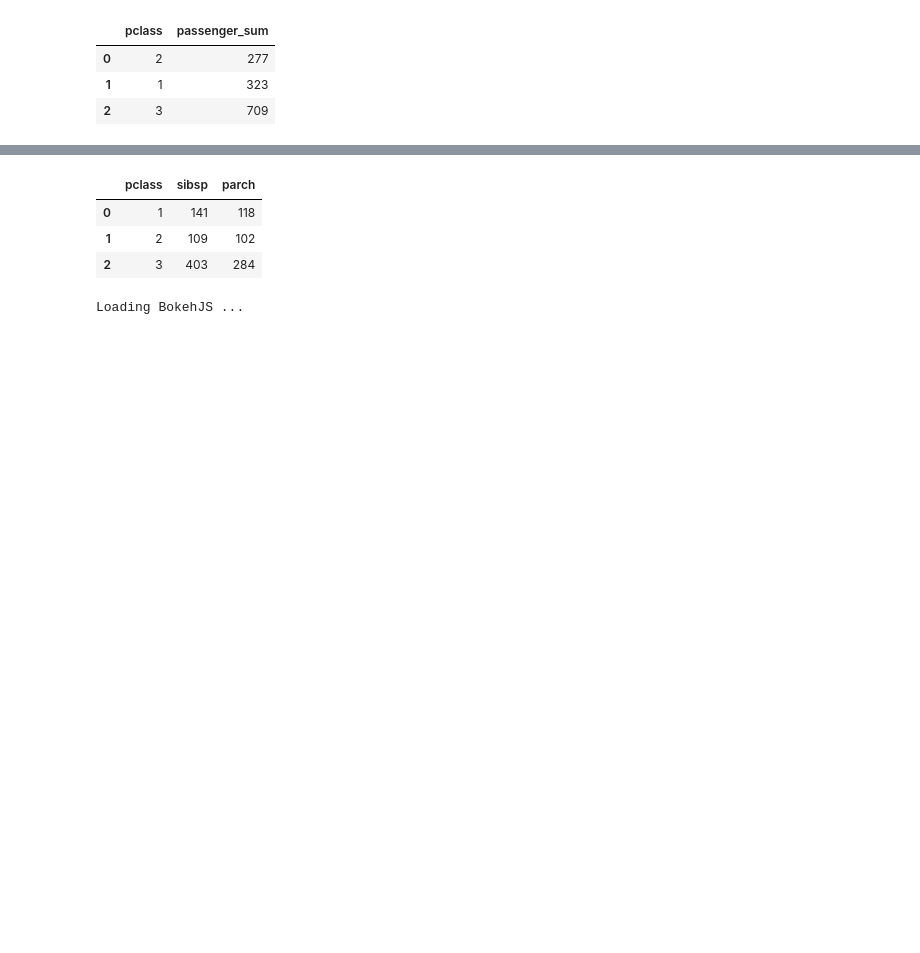
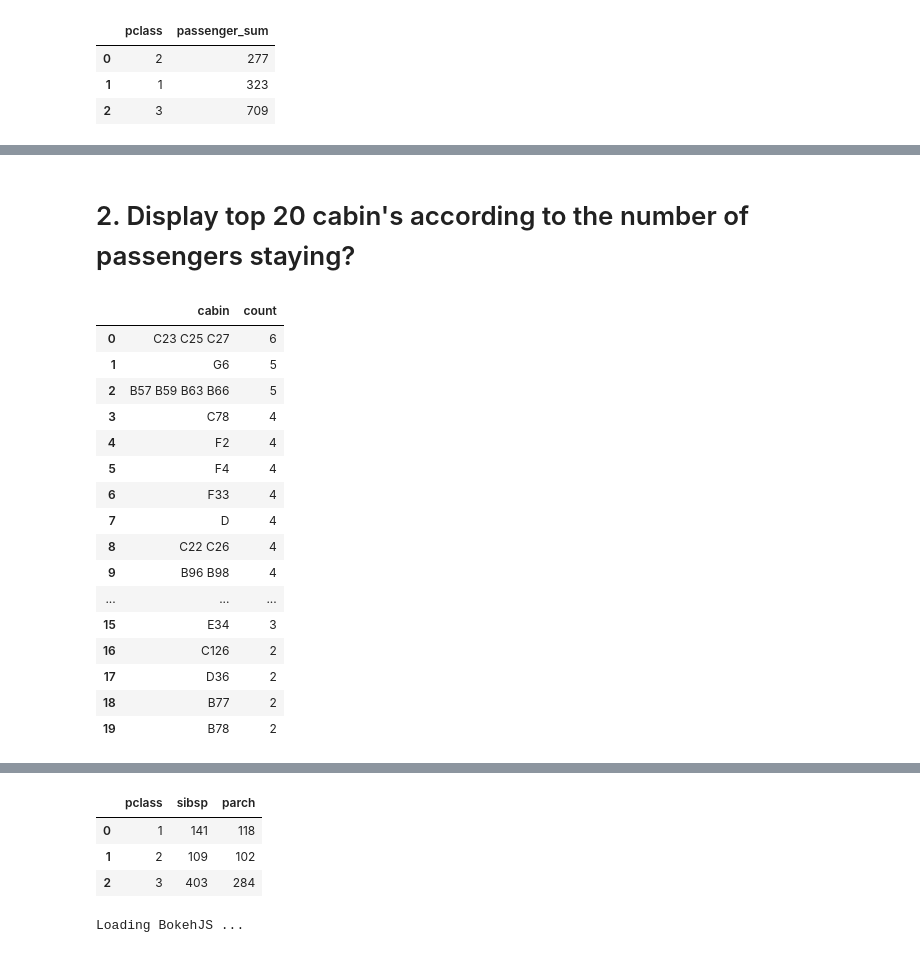
Before and after one commit to reddykumarmodam/datavisualization, a Jupyter notebook: Assignment2_Akhil-Reddy.ipynb, the cells around one changed output, grey strips where cells are left out. Cells and saved outputs as stored; diff of their text form; code cells hidden in the pictures; blank space fills up the shorter version.

```diff
--- a/Assignment2_Akhil-Reddy.ipynb
+++ b/Assignment2_Akhil-Reddy.ipynb
@@ -120,3 +117,32 @@ show(p)
 # %% [output]
 [interactive output not drawn]
 [interactive output not drawn]
+# %% [markdown]
+# 2. Display top 20 cabin's according to the number of passengers staying?
+# %%
+filename = "titanic3.csv"
+df = pd.read_csv( filename, header=0 )
+
+
+df_cabin = df['cabin'].value_counts(ascending=False).reset_index()
+df_cabin = df_cabin.reindex(index=df_cabin.index[::]).head(20)
+df_cabin.columns=['cabin','count']
+df_cabin
+# %% [output]
+|  | cabin | count |
+| 0 | C23 C25 C27 | 6 |
+| 1 | G6 | 5 |
+| 2 | B57 B59 B63 B66 | 5 |
+| 3 | C78 | 4 |
+| 4 | F2 | 4 |
+| 5 | F4 | 4 |
+| 6 | F33 | 4 |
+| 7 | D | 4 |
+| 8 | C22 C26 | 4 |
+| 9 | B96 B98 | 4 |
+| ... | ... | ... |
+| 15 | E34 | 3 |
+| 16 | C126 | 2 |
+| 17 | D36 | 2 |
+| 18 | B77 | 2 |
+| 19 | B78 | 2 |
```
Also changed, not shown: parts of 19 cells of this notebook.
